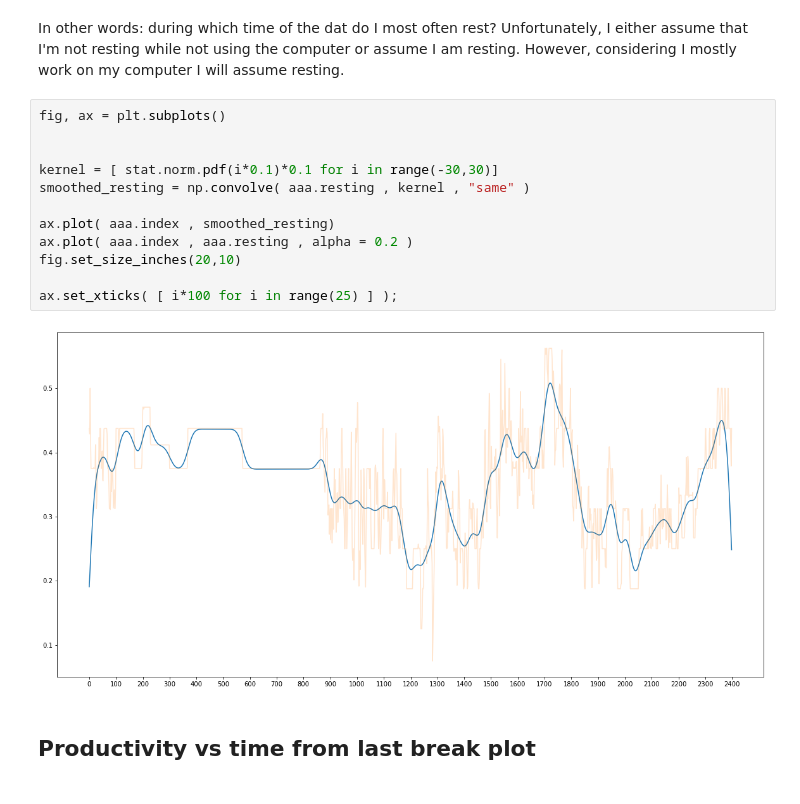
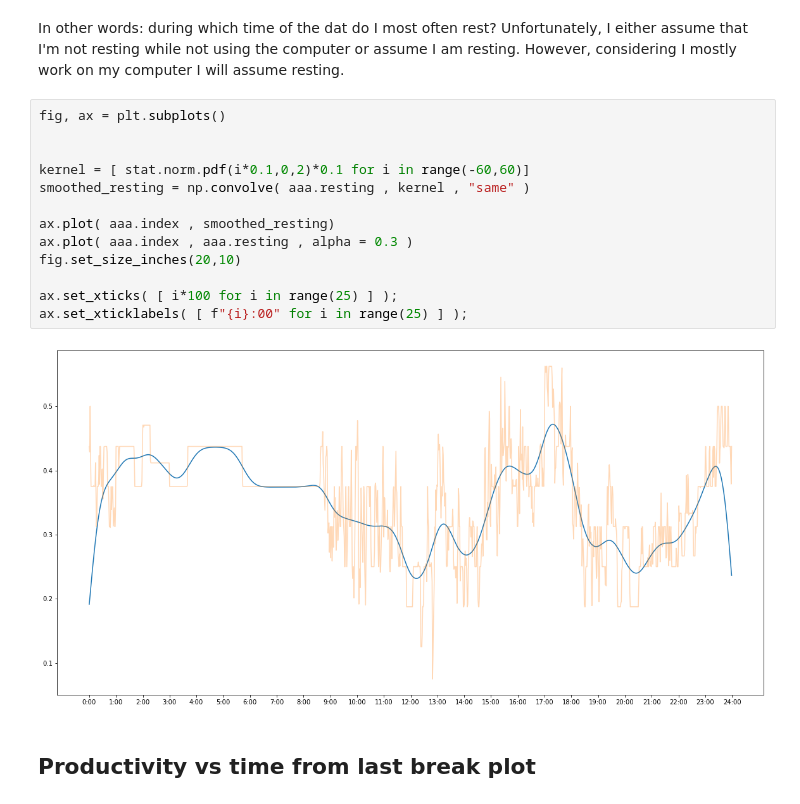
Before and after one commit to janskorupski/selfTracking, a Jupyter notebook: Example of usage.ipynb, the cells around one changed output. Drawn from its saved outputs; the diff is of its cells as text.

```diff
--- a/Example of usage.ipynb
+++ b/Example of usage.ipynb
@@ -153,17 +155,18 @@ In other words: during which time of the dat do I most often rest? Unfortunately
 # %%
 fig, ax = plt.subplots()
 
 
-kernel = [ stat.norm.pdf(i*0.1)*0.1 for i in range(-30,30)]
+kernel = [ stat.norm.pdf(i*0.1,0,2)*0.1 for i in range(-60,60)]
 smoothed_resting = np.convolve( aaa.resting , kernel , "same" )
 
 ax.plot( aaa.index , smoothed_resting)
-ax.plot( aaa.index , aaa.resting , alpha = 0.2 )
+ax.plot( aaa.index , aaa.resting , alpha = 0.3 )
 fig.set_size_inches(20,10)
 
 ax.set_xticks( [ i*100 for i in range(25) ] );
+ax.set_xticklabels( [ f"{i}:00" for i in range(25) ] );
 # %% [output]
-[figure, old version]
+[figure, new version]
 # %% [markdown]
 ## Productivity vs time from last break plot
 # %%
```
Also changed, not shown: parts of 4 cells of this notebook.
